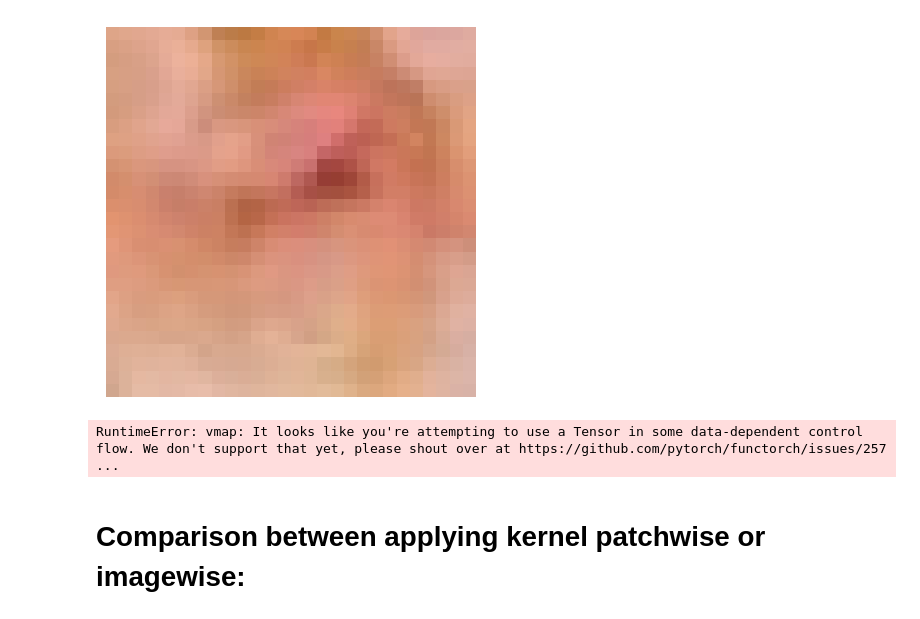
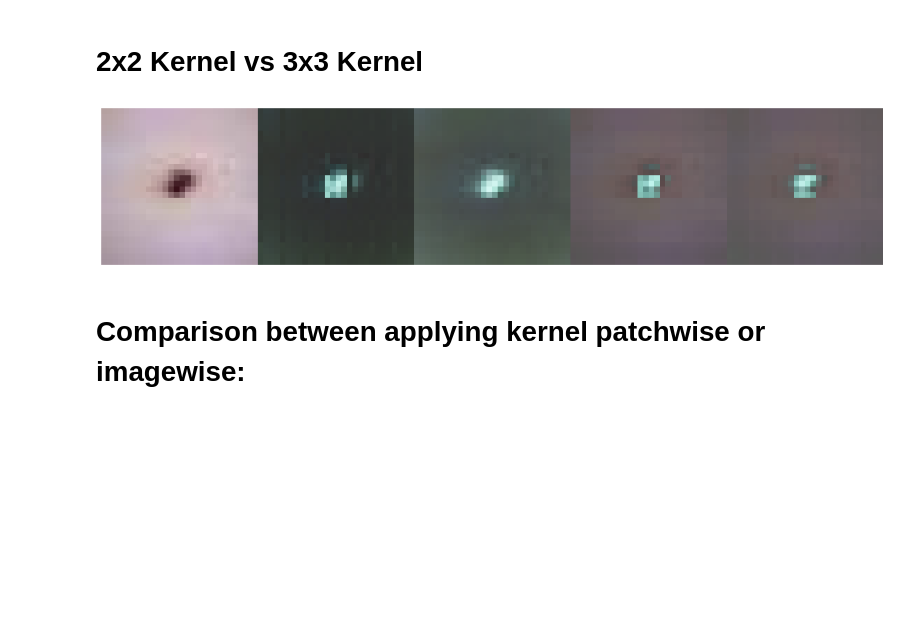
Before and after one commit to Mr-ion77/Transformers, a Jupyter notebook: Visualizing.ipynb, the cells around one changed output. Saved outputs shown, nothing was run; the diff lists cells and outputs as text; code cells hidden in the pictures; blank space fills up the shorter version.

```diff
--- a/Visualizing.ipynb
+++ b/Visualizing.ipynb
@@ -97,40 +115,38 @@ Shape of object: torch.Size([2, 3, 28, 28])
-# %%
-aux_patches, selected_indices = model.get_patches_by_attention(x=first_batch, paralel_branch=0)
-reconstructed = model.reconstruct_image_from_patches(aux_patches, selected_indices, original_image_shape= shape, quantum_channels=0, originals = True).squeeze().detach()
-view_image_from_torch(reconstructed,visualizing_n)
-# %% [output]
-[figure, removed]
+# %% [markdown]
+# 2x2 Kernel vs 3x3 Kernel
 # %%
 paddings = { 2 : { 'Up': 1, 'Down': 0, 'Left': 1, 'Right': 0 }, 3 : { 'Up': 1, 'Down': 1, 'Left': 1, 'Right': 1 } }
 
 Quanvolution2x2 = QuantumConv2D(kernel_size = 2, stride = 1, padding = paddings[2],
                              channels_out = list(range(4)),ancilla= p1['1_ancilla'],graph = 'star',entangle_method = p1['1_entangle_method']
 
 )
 
 Quanvolution3x3 = QuantumConv2D(kernel_size = 3, stride = 1, padding = paddings[3],
                              channels_out = list(range(9)), ancilla= p1['1_ancilla'], graph = 'king',entangle_method = p1['1_entangle_method']
 
 )
+aux_patches, selected_indices = selector.get_patches_by_attention(first_batch.to(exp_config['device']))
 
 Quanvolution2x2.to(exp_config['device'])
 Quanvolution3x3.to(exp_config['device'])
-aux_patches = aux_patches.to(exp_config['device'])
+aux_patches.to(exp_config['device'])
+selected_indices.to(selected_indices)
 
-aux_patches_processed2x2 = Quanvolution2x2(aux_patches.reshape(-1, C, p1['1_patch_size'], p1['1_patch_size'])).reshape(B, p1['1_selection_amount'] * Q2, C * P * P )
-aux_patches_processed3x3 = Quanvolution3x3(aux_patches.reshape(-1, C, p1['1_patch_size'], p1['1_patch_size'])).reshape(B, p1['1_selection_amount'] * Q3, C * P * P )
+aux_patches_processed2x2 = Quanvolution2x2(aux_patches.reshape(-1, C, p1['1_patch_size'], p1['1_patch_size'])).reshape(B, p1['1_selection_amount'] * Q2, C * P * P ).to(exp_config['device'])
+#aux_patches_processed3x3 = Quanvolution3x3(aux_patches.reshape(-1, C, p1['1_patch_size'], p1['1_patch_size'])).reshape(B, p1['1_selection_amount'] * Q3, C * P * P ).to(exp_config['device'])
 if concatenate_originals:
     aux_patches_processed2x2 = torch.cat([aux_patches.reshape(B, p1['1_selection_amount'], C * P * P ), aux_patches_processed2x2 ], dim = 1)
-    aux_patches_processed3x3 = torch.cat([aux_patches.reshape(B, p1['1_selection_amount'], C * P * P ), aux_patches_processed3x3 ], dim = 1)
+    #aux_patches_processed3x3 = torch.cat([aux_patches.reshape(B, p1['1_selection_amount'], C * P * P ), aux_patches_processed3x3 ], dim = 1)
 
-reconstructed_processed2x2 = model.reconstruct_image_from_patches(aux_patches_processed2x2, selected_indices, original_image_shape = shape, quantum_channels= Q2, originals = concatenate_originals).squeeze().detach().to('cpu')
-reconstructed_processed3x3 = model.reconstruct_image_from_patches(aux_patches_processed3x3, selected_indices, original_image_shape = shape, quantum_channels= Q3, originals = concatenate_originals).squeeze().detach().to('cpu')
+reconstructed_processed2x2 = selector.reconstruct_image_from_patches(aux_patches_processed2x2, selected_indices, original_image_shape = shape, quantum_channels= Q2, originals = concatenate_originals).squeeze().detach().to('cpu')
+#reconstructed_processed3x3 = selector.reconstruct_image_from_patches(aux_patches_processed3x3, selected_indices, original_image_shape = shape, quantum_channels= Q3, originals = concatenate_originals).squeeze().detach().to('cpu')
 reconstructed_processed2x2 = reconstructed_processed2x2.permute(0, 2, 3, 1, 4).reshape(B, C, H, (Q2+concatenate_originals)*W)
-reconstructed_processed3x3 = reconstructed_processed3x3.permute(0, 2, 3, 1, 4).reshape(B, C, H, (Q3+concatenate_originals)*W)
+#reconstructed_processed3x3 = reconstructed_processed3x3.permute(0, 2, 3, 1, 4).reshape(B, C, H, (Q3+concatenate_originals)*W)
 view_image_from_torch(reconstructed_processed2x2, visualizing_n)
-view_image_from_torch(reconstructed_processed3x3, visualizing_n)
+#view_image_from_torch(reconstructed_processed3x3, visualizing_n)
 # %% [output]
-RuntimeError: vmap: It looks like you're attempting to use a Tensor in some data-dependent control flow. We don't support that yet, please shout over at https://github.com/pytorch/functorch/issues/257 ...
+[figure, added]
 # %% [markdown]
 # Comparison between applying kernel patchwise or imagewise:
 # %%
```
Also changed, not shown: parts of 9 cells of this notebook, 5 other files.
